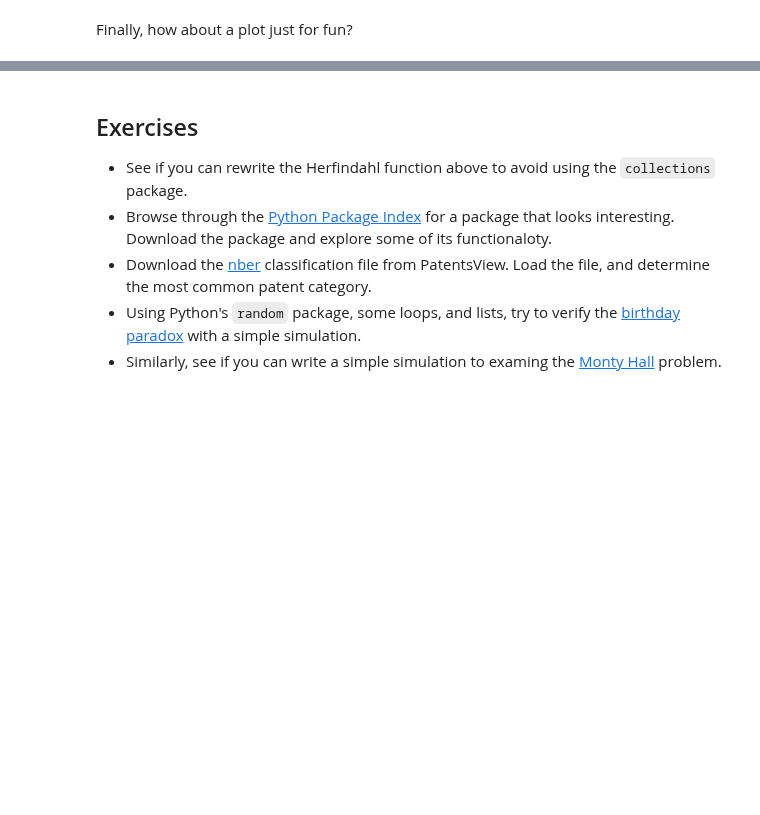
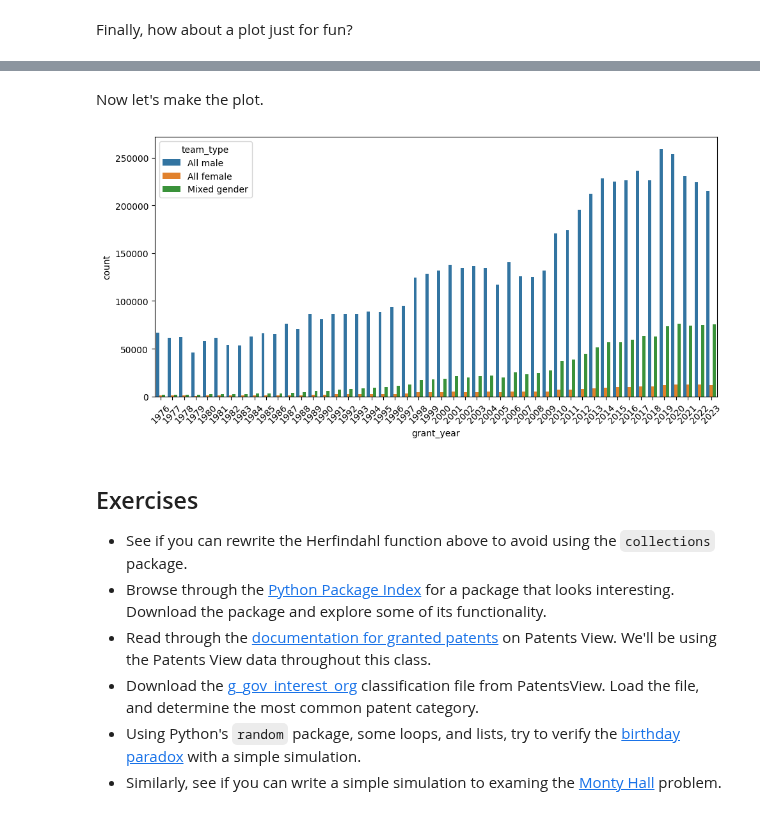
Before and after one commit to rfunklab/computational_social_science_for_organizational_research, a Jupyter notebook: sessions/introduction/notebook/introduction.ipynb, the cells around one changed output, grey strips where cells are left out. Drawn from its saved outputs; the diff is of its cells as text; code cells hidden in the pictures; blank space fills up the shorter version.

```diff
--- a/sessions/introduction/notebook/introduction.ipynb
+++ b/sessions/introduction/notebook/introduction.ipynb
@@ -627,0 +691,3 @@ To help introduce the language, in the workflow above, I focused primarily on us
+# %%
+# set "U", and "" to None
+inventor_df["gender_code"] = inventor_df["gender_code"].replace({"U": np.nan})
@@ -627,0 +850,7 @@ To help introduce the language, in the workflow above, I focused primarily on us
+# %%
+# merge inventor_df and patent_id
+inventor_df = pd.merge(inventor_df,
+                       patent_df,
+                       how="inner",
+                       on="patent_id")
+inventor_df
@@ -627,0 +873,9 @@ To help introduce the language, in the workflow above, I focused primarily on us
+# %%
+# define a function to categorize teams by gender composition
+def determine_team_type(genders):
+  if all(g == "M" for g in genders):
+    return "All male"
+  elif all(g == "F" for g in genders):
+    return "All female"
+  else:
+    return "Mixed gender"
@@ -627,0 +884,8 @@ To help introduce the language, in the workflow above, I focused primarily on us
+# %%
+# determine team composition
+team_df = (inventor_df.groupby(["patent_id",
+                                "grant_year"])["gender_code"]
+                      .apply(determine_team_type)
+                      .reset_index()
+                      .rename(columns={"gender_code":"team_type"}))
+team_df
@@ -628,8 +906,31 @@ To help introduce the language, in the workflow above, I focused primarily on us
+# %% [markdown]
+Now let's make the plot.
+# %%
+# set size
+fig, ax = plt.subplots(figsize=(10, 5))
+
+# plot
+sns.countplot(data=team_df,
+              x="grant_year",
+              hue="team_type",
+              ax=ax)
+
+# rotate labels
+plt.xticks(rotation=45)
+
+# clean up layout
+plt.tight_layout()
+
+# show the plot
+plt.show()
+# %% [output]
+[figure, added]
 # %% [markdown]
 ## Exercises
 
   * See if you can rewrite the Herfindahl function above to avoid using the `collections` package.
-  * Browse through the [Python Package Index](https://pypi.org/) for a package that looks interesting. Download the package and explore some of its functionaloty.
-  * Download the [nber](http://s3.amazonaws.com/data.patentsview.org/20191008/download/nber.tsv.zip) classification file from PatentsView. Load the file, and determine the most common patent category.
+  * Browse through the [Python Package Index](https://pypi.org/) for a package that looks interesting. Download the package and explore some of its functionality.
+  * Read through the [documentation for granted patents](https://patentsview.org/download/pg-data-download-dictionary) on Patents View. We'll be using the Patents View data throughout this class.
+  * Download the [g_gov_interest_org](https://s3.amazonaws.com/data.patentsview.org/download/g_gov_interest.tsv.zip) classification file from PatentsView. Load the file, and determine the most common patent category.
   * Using Python's `random` package, some loops, and lists, try to verify the [birthday paradox](https://en.wikipedia.org/wiki/Birthday_problem) with a simple simulation.
   * Similarly, see if you can write a simple simulation to examing the [Monty Hall](https://en.wikipedia.org/wiki/Monty_Hall_problem) problem.
```
Also changed, not shown: parts of 47 cells of this notebook, 2 other files.
